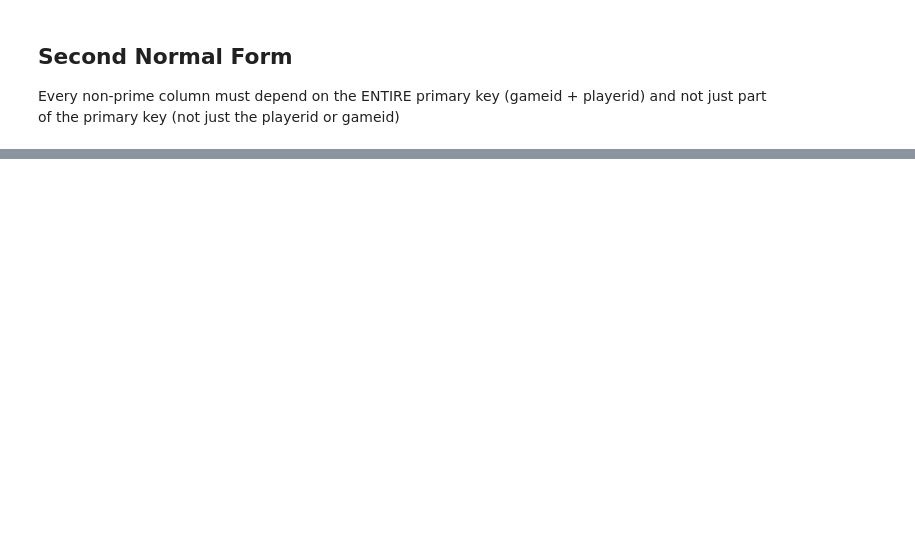
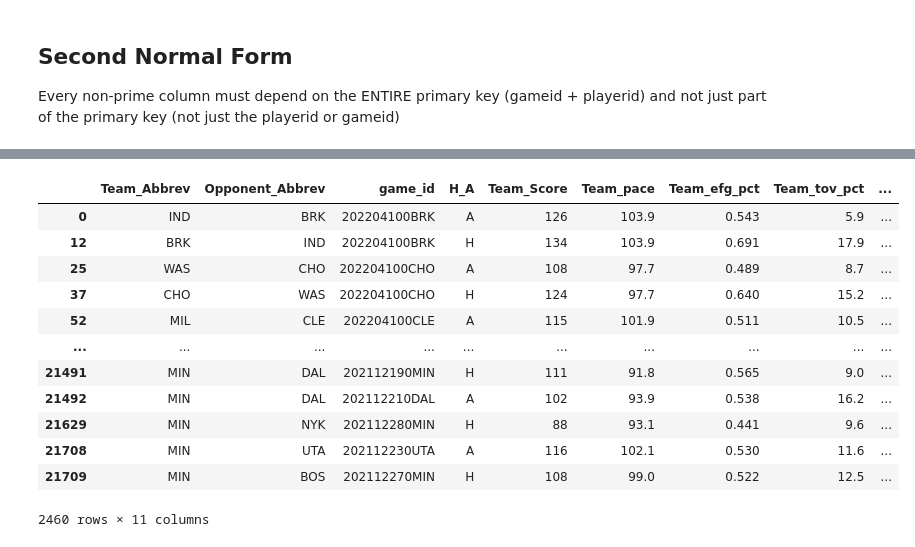
Before and after one commit to giasmith/contrans, a Jupyter notebook: examples/nba_example.ipynb, the cells around one changed output, grey strips where cells are left out. Drawn from its saved outputs; the diff is of its cells as text; code cells hidden in the pictures; blank space fills up the shorter version.

```diff
--- a/examples/nba_example.ipynb
+++ b/examples/nba_example.ipynb
@@ -46,0 +197,16 @@ Each of these will get a seperate table!
+# %%
+nba_team_game
+# %% [output]
+|  | Team_Abbrev | Opponent_Abbrev | game_id | H_A | Team_Score | Team_pace | Team_efg_pct | Team_tov_pct | ... |
+| 0 | IND | BRK | 202204100BRK | A | 126 | 103.9 | 0.543 | 5.9 | ... |
+| 12 | BRK | IND | 202204100BRK | H | 134 | 103.9 | 0.691 | 17.9 | ... |
+| 25 | WAS | CHO | 202204100CHO | A | 108 | 97.7 | 0.489 | 8.7 | ... |
+| 37 | CHO | WAS | 202204100CHO | H | 124 | 97.7 | 0.640 | 15.2 | ... |
+| 52 | MIL | CLE | 202204100CLE | A | 115 | 101.9 | 0.511 | 10.5 | ... |
+| ... | ... | ... | ... | ... | ... | ... | ... | ... | ... |
+| 21491 | MIN | DAL | 202112190MIN | H | 111 | 91.8 | 0.565 | 9.0 | ... |
+| 21492 | MIN | DAL | 202112210DAL | A | 102 | 93.9 | 0.538 | 16.2 | ... |
+| 21629 | MIN | NYK | 202112280MIN | H | 88 | 93.1 | 0.441 | 9.6 | ... |
+| 21708 | MIN | UTA | 202112230UTA | A | 116 | 102.1 | 0.530 | 11.6 | ... |
+| 21709 | MIN | BOS | 202112270MIN | H | 108 | 99.0 | 0.522 | 12.5 | ... |
+2460 rows × 11 columns
```
Also changed, not shown: parts of 19 cells of this notebook, 3 other files.
